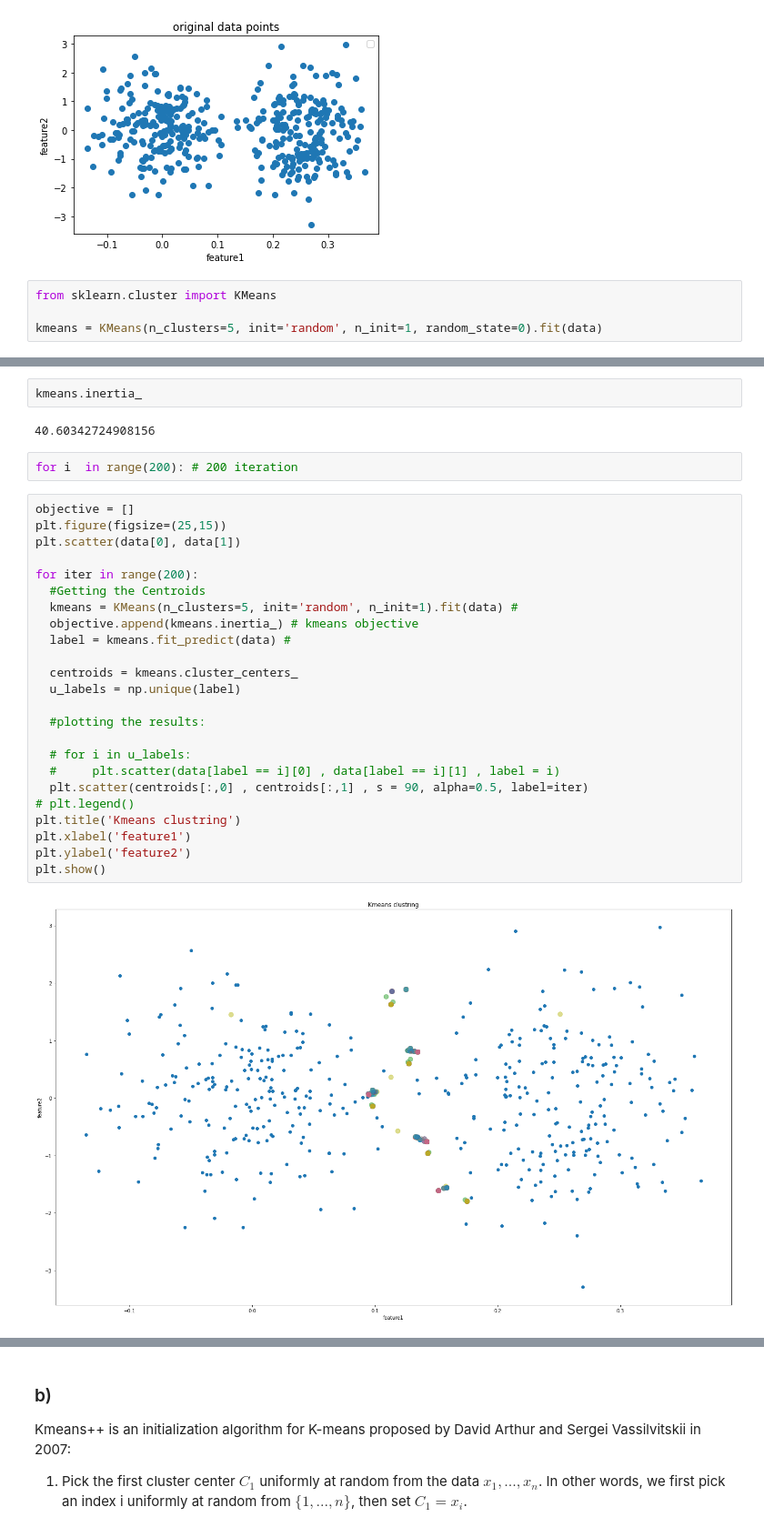
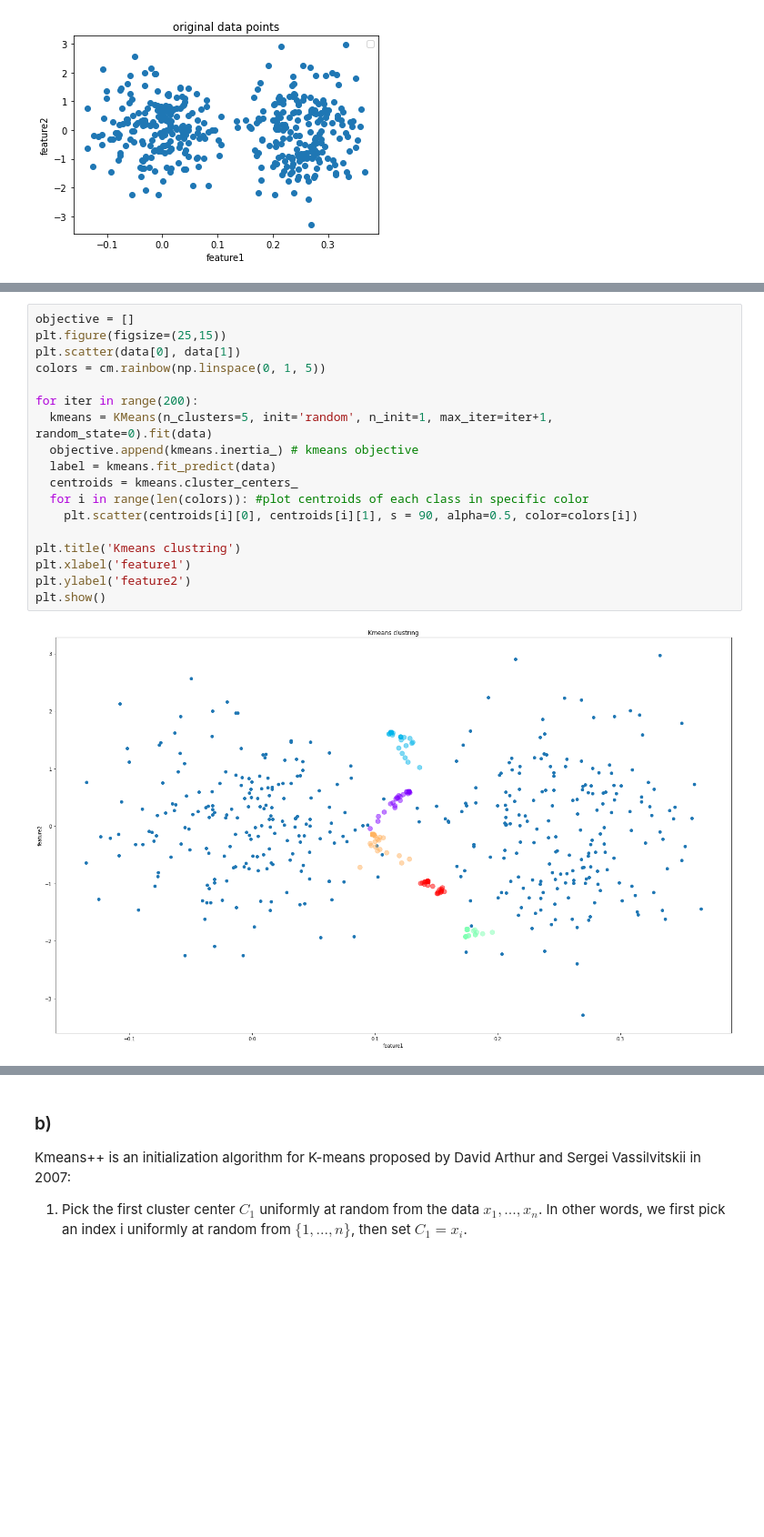
Before and after one commit to ZahraDehghani99/Machine-Learning, a Jupyter notebook: HW6_ZahraDehghani.ipynb, the cells around one changed output, grey strips where cells are left out. Shown at 91% size. Cells and saved outputs as stored; diff of their text form; blank space fills up the shorter version.

```diff
--- a/HW6_ZahraDehghani.ipynb
+++ b/HW6_ZahraDehghani.ipynb
@@ -71,7 +72,3 @@ plt.legend(*scatter.legend_elements())
 plt.show()
 # %% [output]
 [figure]
-# %%
-from sklearn.cluster import KMeans
-
-kmeans = KMeans(n_clusters=5, init='random', n_init=1, random_state=0).fit(data)
@@ -90,35 +75,23 @@ label = kmeans.fit_predict(data)
-# %%
-kmeans.inertia_
-# %% [output]
-40.60342724908156
-# %%
-for i  in range(200): # 200 iteration
 # %%
 objective = []
 plt.figure(figsize=(25,15))
 plt.scatter(data[0], data[1])
+colors = cm.rainbow(np.linspace(0, 1, 5))
 
 for iter in range(200):
-  #Getting the Centroids
-  kmeans = KMeans(n_clusters=5, init='random', n_init=1).fit(data) #
+  kmeans = KMeans(n_clusters=5, init='random', n_init=1, max_iter=iter+1, random_state=0).fit(data)
   objective.append(kmeans.inertia_) # kmeans objective
-  label = kmeans.fit_predict(data) #
+  label = kmeans.fit_predict(data)
+  centroids = kmeans.cluster_centers_
+  for i in range(len(colors)): #plot centroids of each class in specific color
+    plt.scatter(centroids[i][0], centroids[i][1], s = 90, alpha=0.5, color=colors[i])
 
-  centroids = kmeans.cluster_centers_
-  u_labels = np.unique(label)
-
-  #plotting the results:
-
-  # for i in u_labels:
-  #     plt.scatter(data[label == i][0] , data[label == i][1] , label = i)
-  plt.scatter(centroids[:,0] , centroids[:,1] , s = 90, alpha=0.5, label=iter)
-# plt.legend()
 plt.title('Kmeans clustring')
 plt.xlabel('feature1')
 plt.ylabel('feature2')
 plt.show()
 # %% [output]
-[figure, old version]
+[figure, new version]
 # %%
 plt.figure(figsize=(10,4))
 iter = [i for i in range(1, 201)]
```
Also changed, not shown: parts of 9 cells of this notebook.
